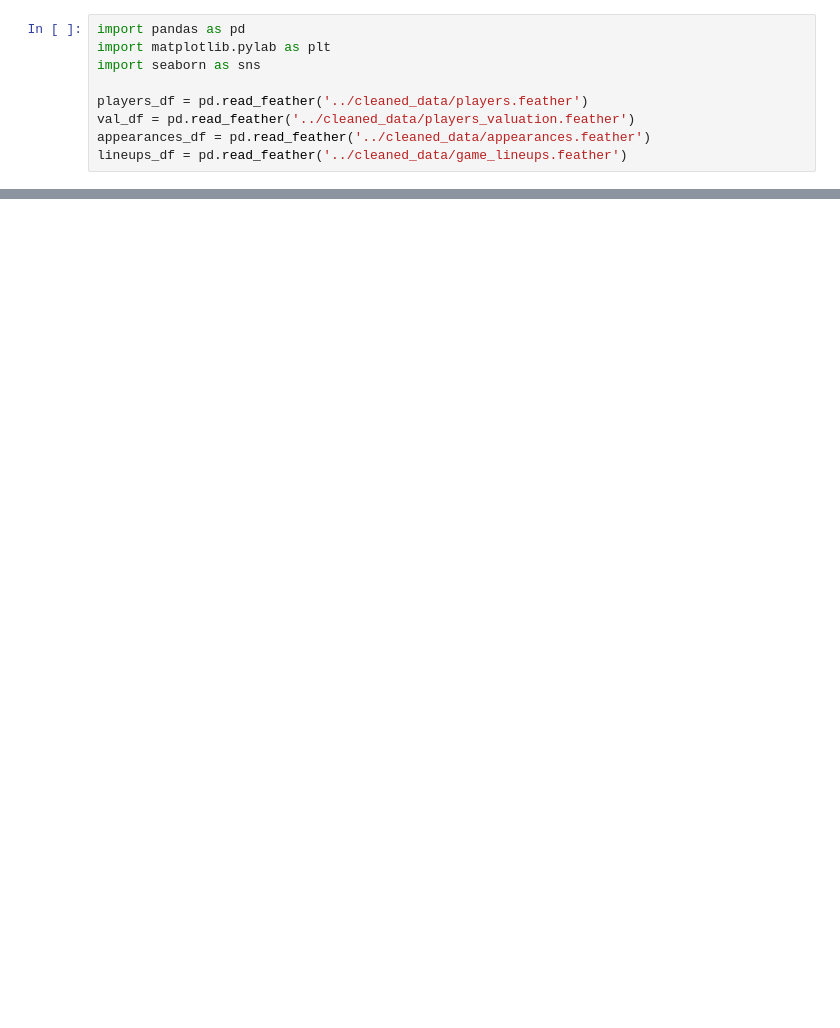
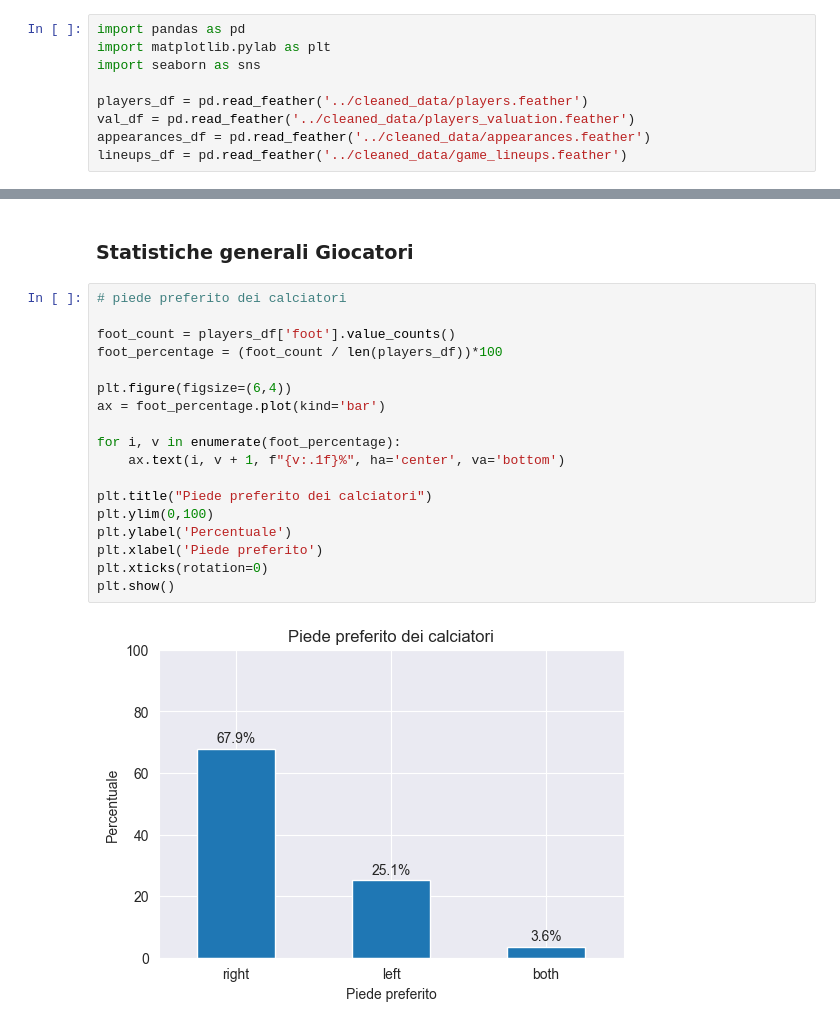
Before and after one commit to RiccardoPili/Football-Data-Analysis, a Jupyter notebook: data_analysis_visualization/player_stats.ipynb, the cells around one changed output, grey strips where cells are left out. Saved outputs shown, nothing was run; the diff lists cells and outputs as text; blank space fills up the shorter version.

Commit message:
visualizzazioni player_stats.ipynb

```diff
--- a/data_analysis_visualization/player_stats.ipynb
+++ b/data_analysis_visualization/player_stats.ipynb
@@ -25,0 +14,22 @@ players_df
+# %% [markdown]
+### Statistiche generali Giocatori
+# %%
+# piede preferito dei calciatori
+
+foot_count = players_df['foot'].value_counts()
+foot_percentage = (foot_count / len(players_df))*100
+
+plt.figure(figsize=(6,4))
+ax = foot_percentage.plot(kind='bar')
+
+for i, v in enumerate(foot_percentage):
+    ax.text(i, v + 1, f"{v:.1f}%", ha='center', va='bottom')
+
+plt.title("Piede preferito dei calciatori")
+plt.ylim(0,100)
+plt.ylabel('Percentuale')
+plt.xlabel('Piede preferito')
+plt.xticks(rotation=0)
+plt.show()
+# %% [output]
+[figure, added]
```
Also changed, not shown: parts of 24 cells of this notebook.
